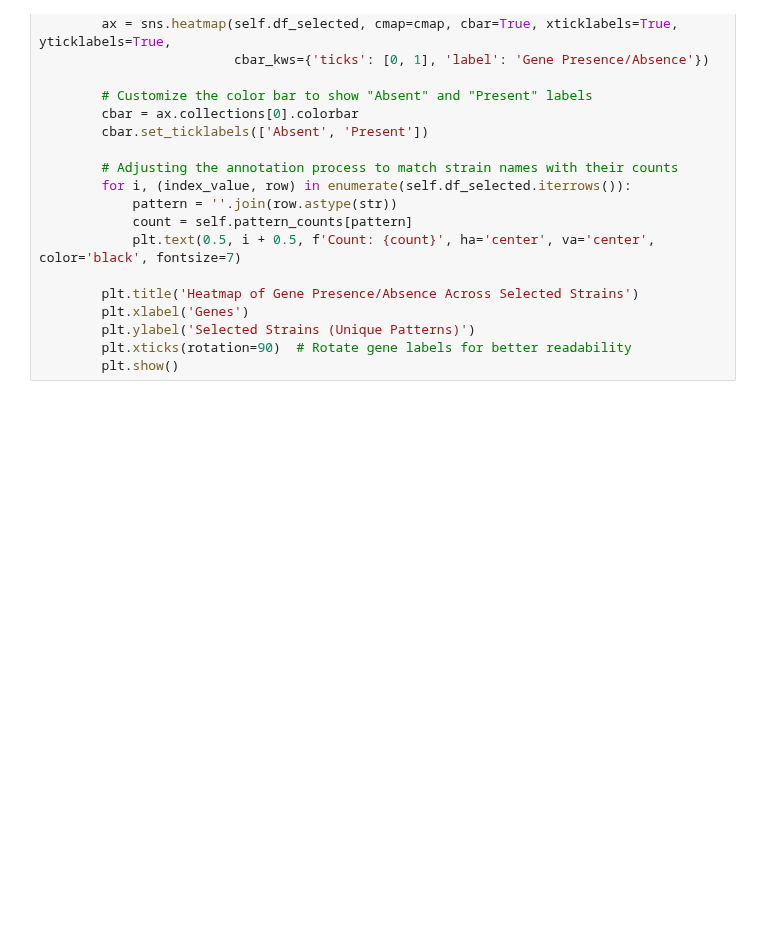
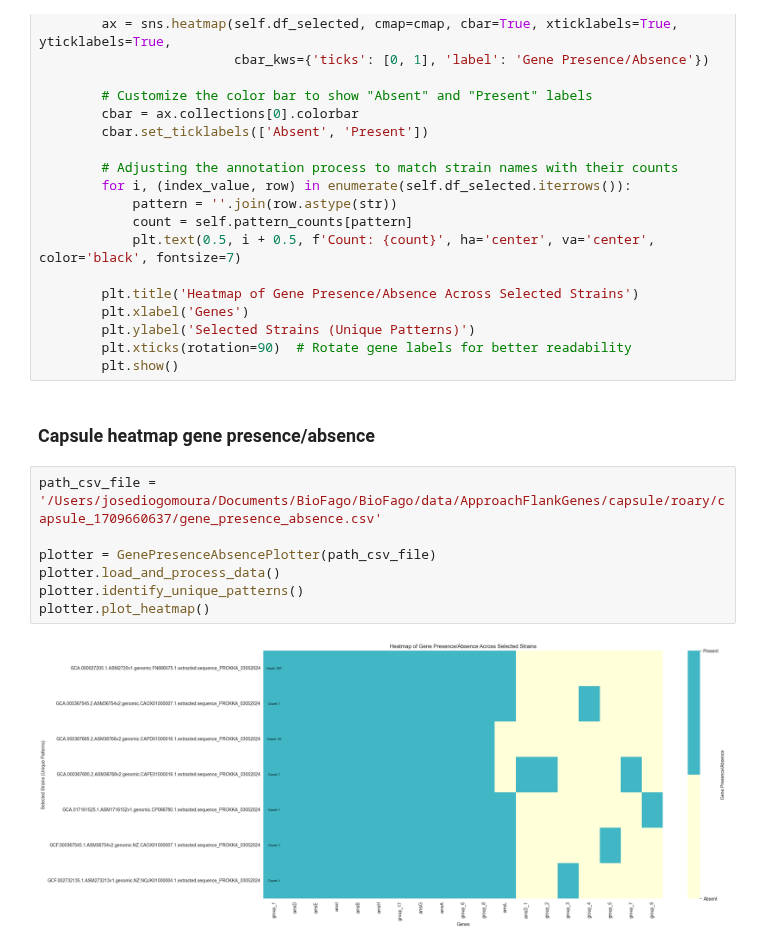
Before and after one commit to beach-fossils/BioFago, a Jupyter notebook: examples/gene_presence_absence.ipynb, the cells around one changed output. Drawn from its saved outputs; the diff is of its cells as text; blank space fills up the shorter version.

```diff
--- a/examples/gene_presence_absence.ipynb
+++ b/examples/gene_presence_absence.ipynb
@@ -56,4 +56,15 @@ class GenePresenceAbsencePlotter:
         plt.ylabel('Selected Strains (Unique Patterns)')
         plt.xticks(rotation=90)  # Rotate gene labels for better readability
         plt.show()
+# %% [markdown]
+### Capsule heatmap gene presence/absence
+# %%
+path_csv_file = '/Users/josediogomoura/Documents/BioFago/BioFago/data/ApproachFlankGenes/capsule/roary/capsule_1709660637/gene_presence_absence.csv'
+
+plotter = GenePresenceAbsencePlotter(path_csv_file)
+plotter.load_and_process_data()
+plotter.identify_unique_patterns()
+plotter.plot_heatmap()
+# %% [output]
+[figure, added]
 # %% [markdown]
```
Also changed, not shown: parts of 14 cells of this notebook.
